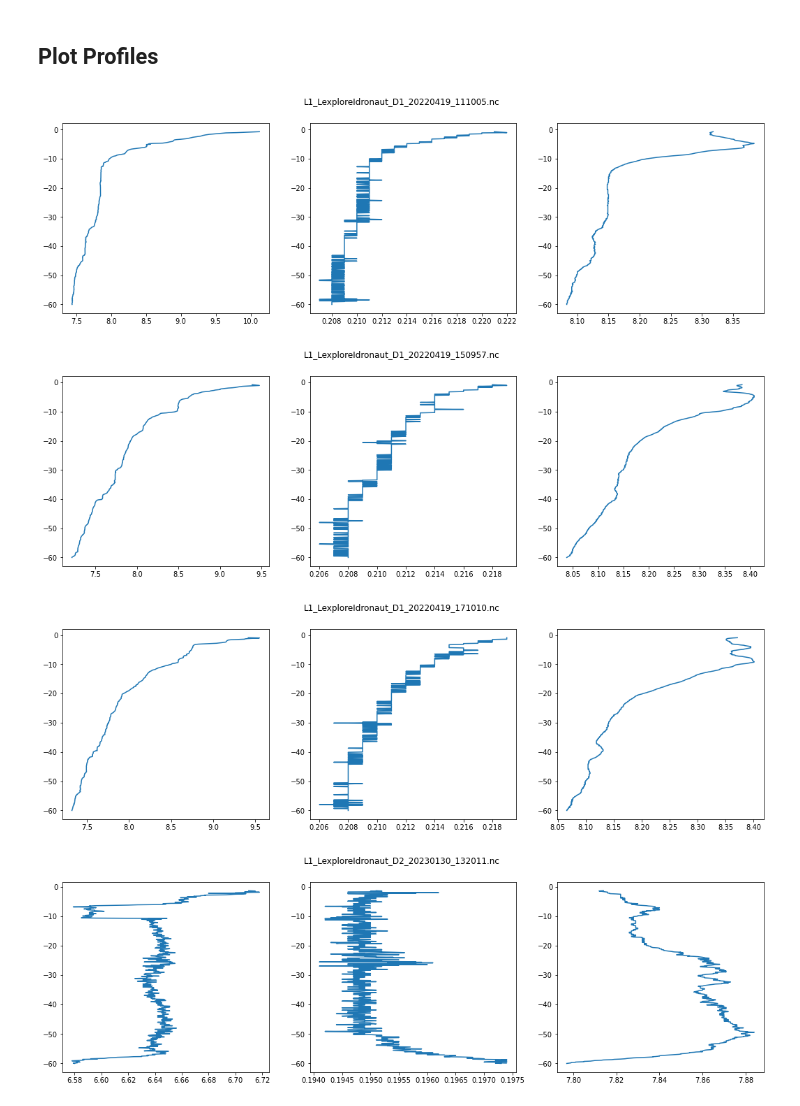
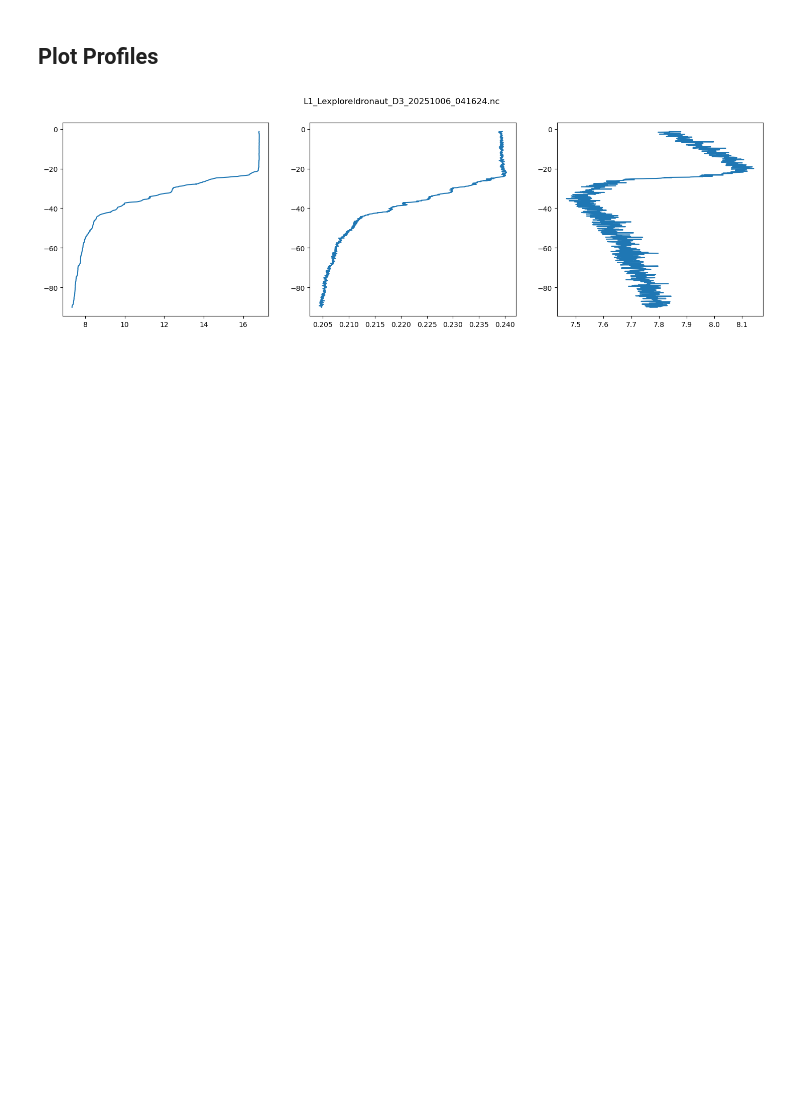
Before and after one commit to ymarcon/idronaut-automatic-profiler, a Jupyter notebook: notebooks/Plot Data.ipynb, the cells around one changed output. Drawn from its saved outputs; the diff is of its cells as text; code cells hidden in the pictures; blank space fills up the shorter version.

```diff
--- a/notebooks/Plot Data.ipynb
+++ b/notebooks/Plot Data.ipynb
@@ -11,27 +11,24 @@ import matplotlib.pyplot as plt
 # %%
 folder = "../data/Level1"
 qa = False
 files = [os.path.join(folder, f) for f in os.listdir(folder)]
-files = files[:10]
 files.sort()
+files = files[-1:]
 for file in files:
     fig, (ax1, ax2, ax3) = plt.subplots(1, 3, figsize=(18, 5))
     fig.suptitle(os.path.basename(file))
     data = {}
     with xr.open_dataset(file, decode_times=False) as ds:
         d = np.array(ds.variables["Press"][:].values)
         for var in ["Temp", "Cond", "pH"]:
             v = np.array(ds.variables[var][:].values)
             if var + "_qual" in ds.variables and qa:
                 q = np.array(ds.variables[var + "_qual"][:].values)
                 v[q > 0] = np.nan
             data[var] = v
         ax1.plot(data["Temp"], -d)
         ax2.plot(data["Cond"], -d)
         ax3.plot(data["pH"], -d)
     plt.show()
 # %% [output]
-[figure, old version]
+[figure, new version]
-[figure, removed]
-[figure, removed]
-[figure, removed]
```
Also changed, not shown: parts of 2 cells of this notebook, 4 other files.
